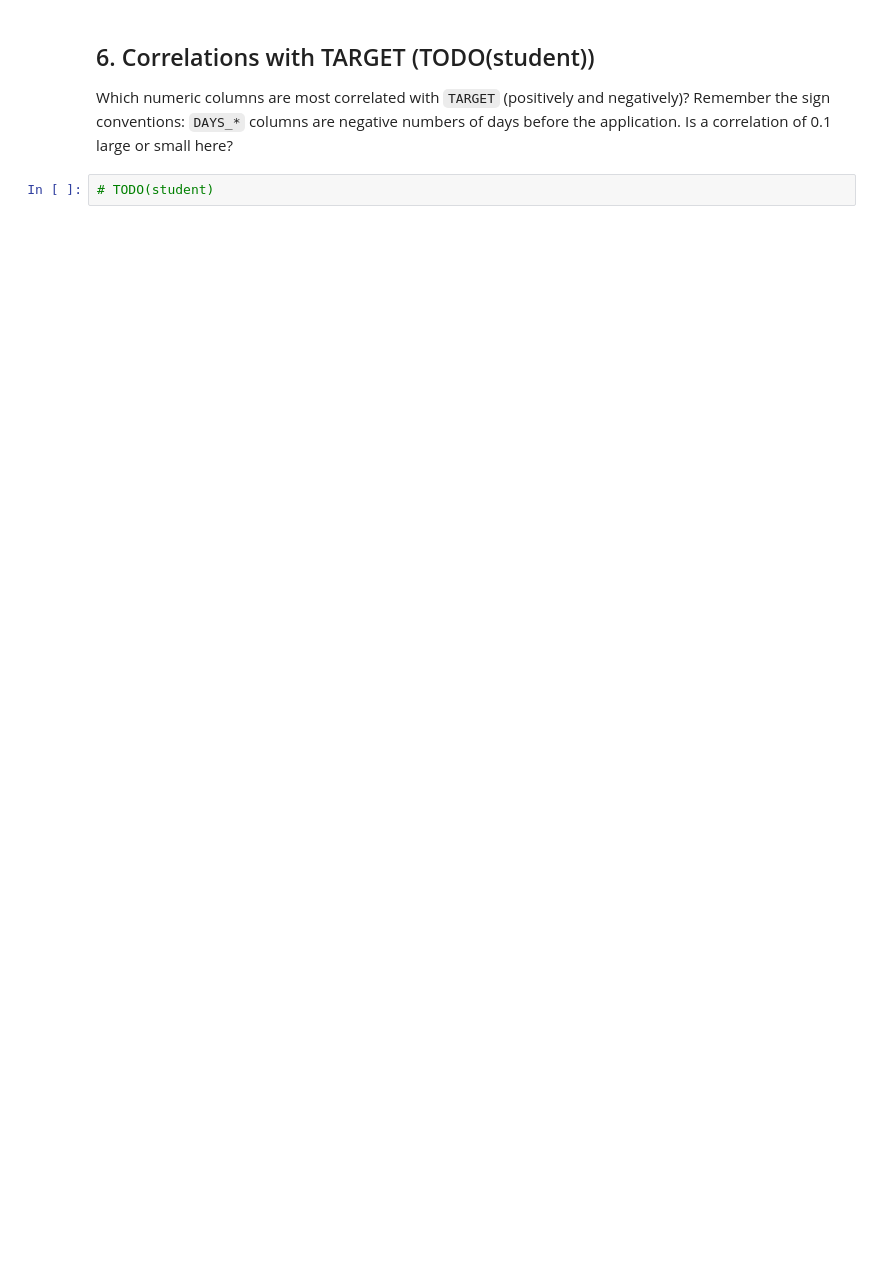
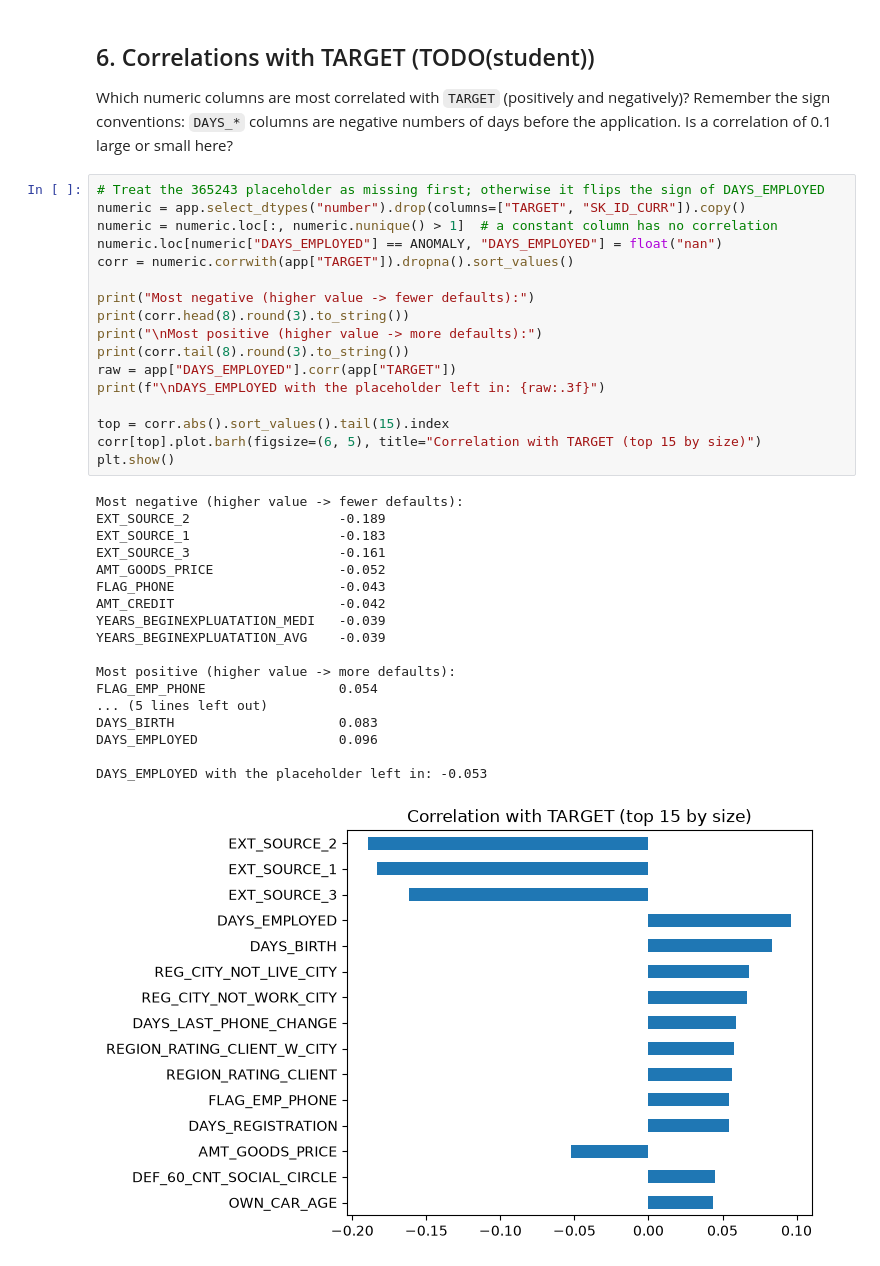
Before and after one commit to nguyennminh/ITAI-4153-Final-Project, a Jupyter notebook: credit-risk-week1/notebooks/01_eda.ipynb, the cells around one changed output. Cells and saved outputs as stored; diff of their text form; blank space fills up the shorter version.

```diff
--- a/credit-risk-week1/notebooks/01_eda.ipynb
+++ b/credit-risk-week1/notebooks/01_eda.ipynb
@@ -64,4 +184,38 @@ Which numeric columns are most correlated with `TARGET` (positively and negative
 Remember the sign conventions: `DAYS_*` columns are negative numbers of days before the
 application. Is a correlation of 0.1 large or small here?
 # %%
-# TODO(student)
+# Treat the 365243 placeholder as missing first; otherwise it flips the sign of DAYS_EMPLOYED
+numeric = app.select_dtypes("number").drop(columns=["TARGET", "SK_ID_CURR"]).copy()
+numeric = numeric.loc[:, numeric.nunique() > 1]  # a constant column has no correlation
+numeric.loc[numeric["DAYS_EMPLOYED"] == ANOMALY, "DAYS_EMPLOYED"] = float("nan")
+corr = numeric.corrwith(app["TARGET"]).dropna().sort_values()
+
+print("Most negative (higher value -> fewer defaults):")
+print(corr.head(8).round(3).to_string())
+print("\nMost positive (higher value -> more defaults):")
+print(corr.tail(8).round(3).to_string())
+raw = app["DAYS_EMPLOYED"].corr(app["TARGET"])
+print(f"\nDAYS_EMPLOYED with the placeholder left in: {raw:.3f}")
+
+top = corr.abs().sort_values().tail(15).index
+corr[top].plot.barh(figsize=(6, 5), title="Correlation with TARGET (top 15 by size)")
+plt.show()
+# %% [output]
+Most negative (higher value -> fewer defaults):
+EXT_SOURCE_2                   -0.189
+EXT_SOURCE_1                   -0.183
+EXT_SOURCE_3                   -0.161
+AMT_GOODS_PRICE                -0.052
+FLAG_PHONE                     -0.043
+AMT_CREDIT                     -0.042
+YEARS_BEGINEXPLUATATION_MEDI   -0.039
+YEARS_BEGINEXPLUATATION_AVG    -0.039
+
+Most positive (higher value -> more defaults):
+FLAG_EMP_PHONE                 0.054
+... (5 lines left out)
+DAYS_BIRTH                     0.083
+DAYS_EMPLOYED                  0.096
+
+DAYS_EMPLOYED with the placeholder left in: -0.053
+[figure, added]
```
Also changed, not shown: parts of 10 cells of this notebook, 6 other files.
